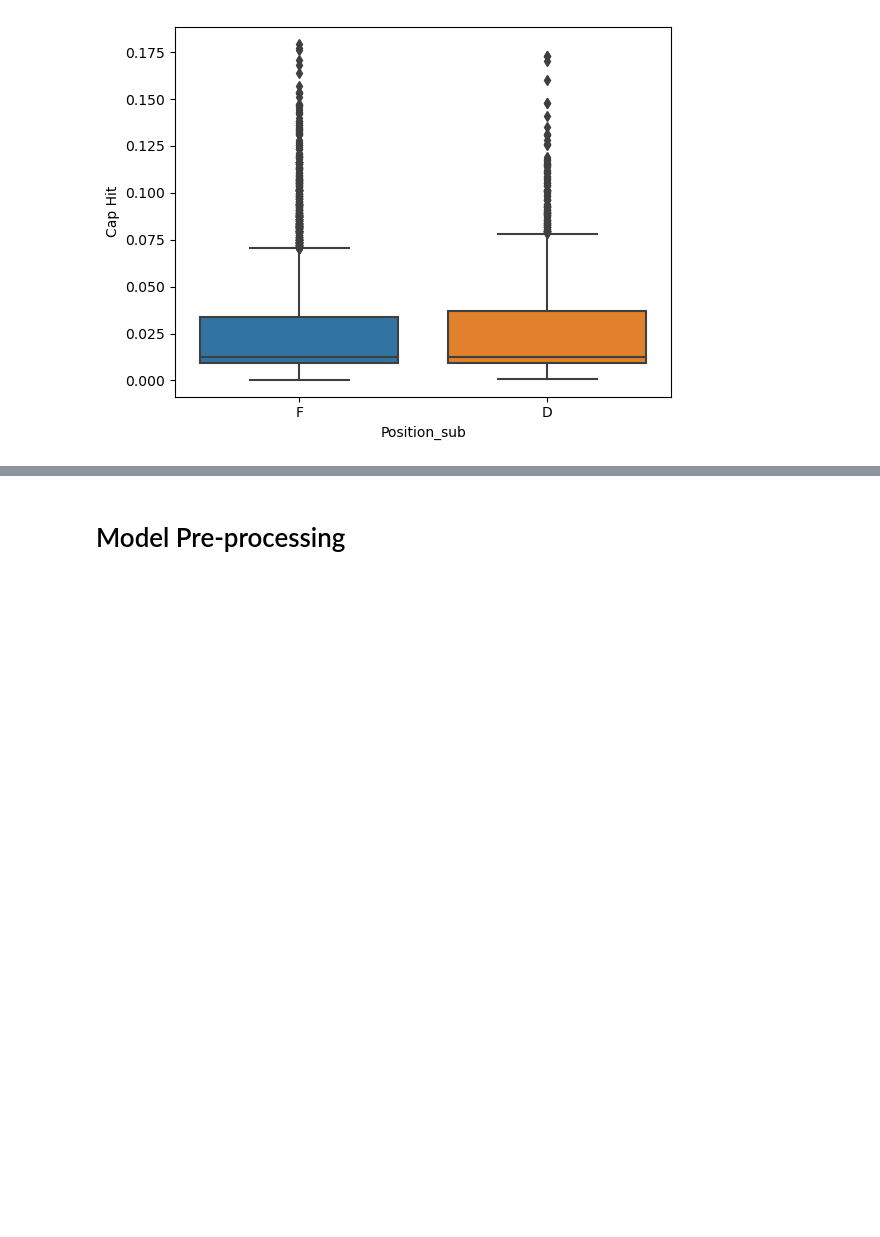
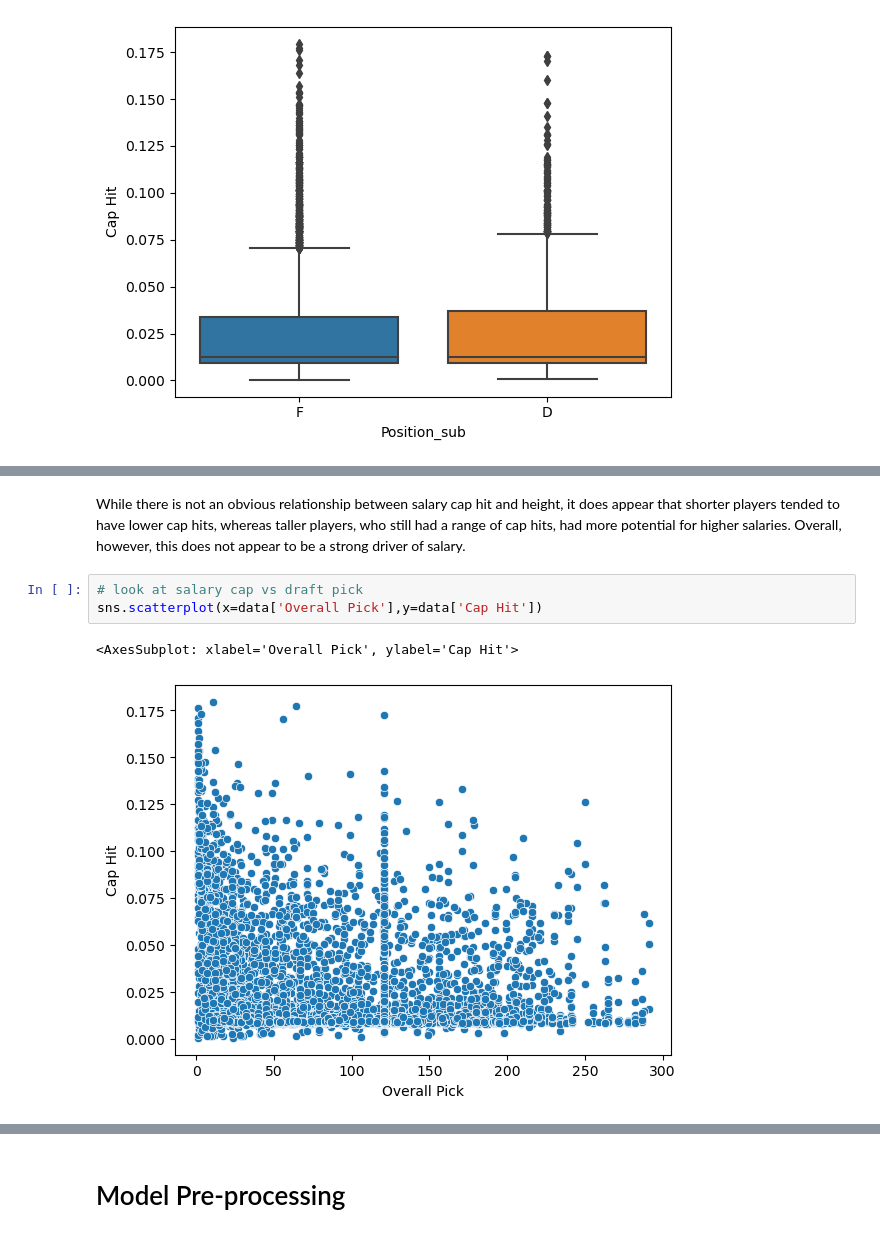
Before and after one commit to adobronyi/nhl_contract_models, a Jupyter notebook: model.ipynb, the cells around one changed output, grey strips where cells are left out. Saved outputs shown, nothing was run; the diff lists cells and outputs as text; blank space fills up the shorter version.

```diff
--- a/model.ipynb
+++ b/model.ipynb
@@ -61,0 +134,8 @@ sns.boxplot(data=data,x='Position_sub',y='Cap Hit')
+# %% [markdown]
+While there is not an obvious relationship between salary cap hit and height, it does appear that shorter players tended to have lower cap hits, whereas taller players, who still had a range of cap hits, had more potential for higher salaries. Overall, however, this does not appear to be a strong driver of salary.
+# %%
+# look at salary cap vs draft pick
+sns.scatterplot(x=data['Overall Pick'],y=data['Cap Hit'])
+# %% [output]
+<AxesSubplot: xlabel='Overall Pick', ylabel='Cap Hit'>
+[figure, added]
```
Also changed, not shown: parts of 89 cells of this notebook.
